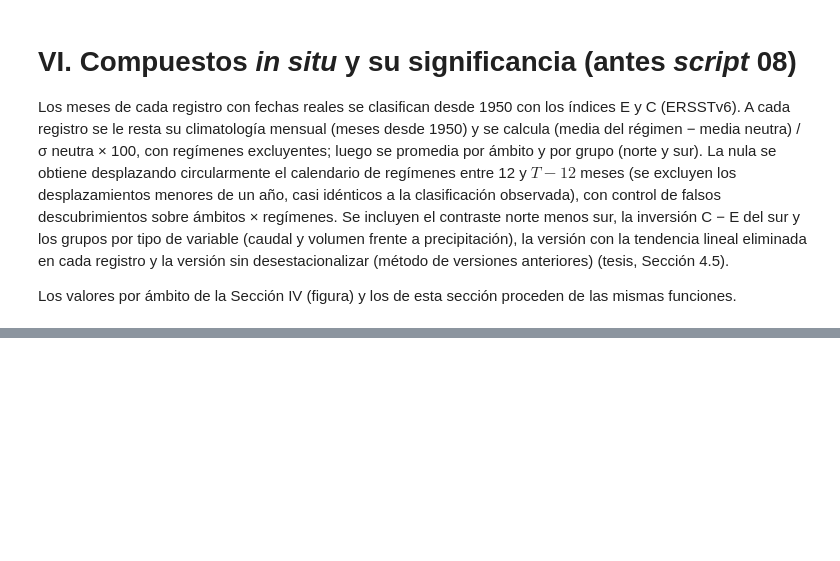
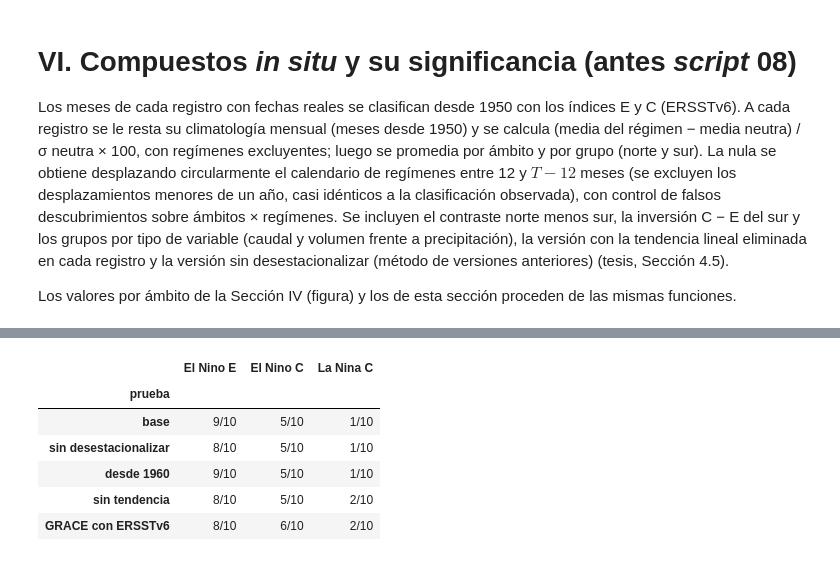
Before and after one commit to jnolorbe/hydrology-peru, a Jupyter notebook: notebooks/04_insitu_validation_seasonality_and_enso_dipole.ipynb, the cells around one changed output, grey strips where cells are left out. Drawn from its saved outputs; the diff is of its cells as text; code cells hidden in the pictures; blank space fills up the shorter version.

```diff
--- a/notebooks/04_insitu_validation_seasonality_and_enso_dipole.ipynb
+++ b/notebooks/04_insitu_validation_seasonality_and_enso_dipole.ipynb
@@ -1105,0 +1049,13 @@ sin tendencia (+133.5 %, p = 0.015) y por separado en caudal y volumen (+111.0 %
+# %%
+# ── 6.4. Sensibilidad de la concordancia de signo ─────────────────────────────
+conc = concordancia_signo(REPO_NAME)
+conc.to_csv(os.path.join(DERIV, 'insitu_sign_agreement_sensitivity.csv'))
+display(conc)
+# %% [output]
+|  | El Nino E | El Nino C | La Nina C |
+| prueba |  |  |  |
+| base | 9/10 | 5/10 | 1/10 |
+| sin desestacionalizar | 8/10 | 5/10 | 1/10 |
+| desde 1960 | 9/10 | 5/10 | 1/10 |
+| sin tendencia | 8/10 | 5/10 | 2/10 |
+| GRACE con ERSSTv6 | 8/10 | 6/10 | 2/10 |
```
Also changed, not shown: parts of 18 cells of this notebook, 32 other files.
